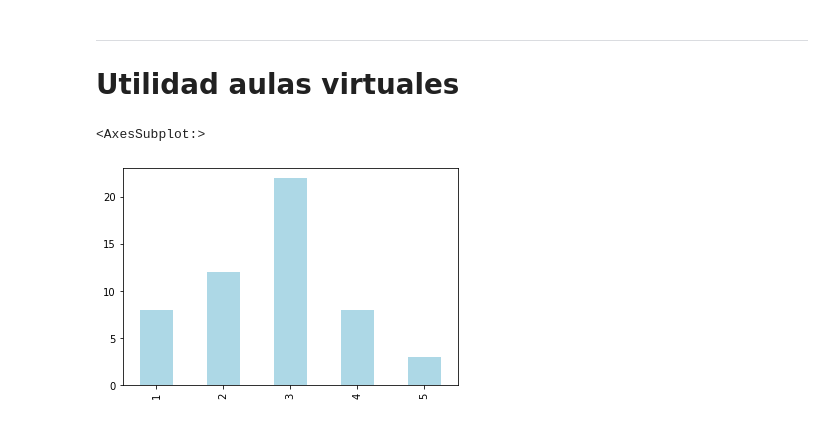
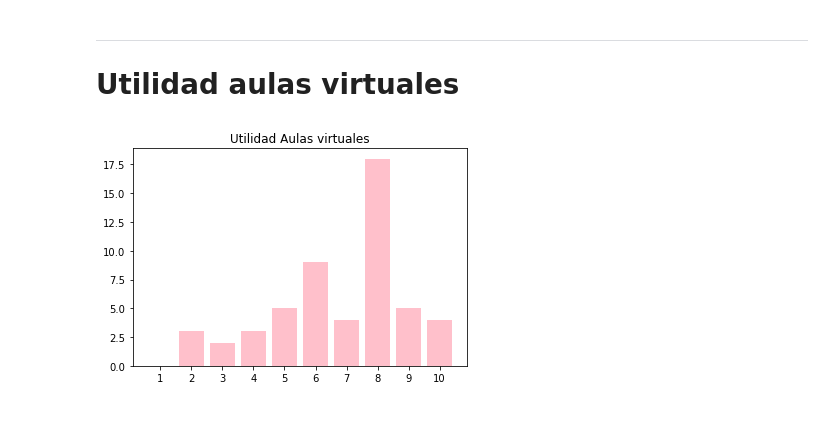
Before and after one commit to sebastianmora04/estadistica_j1, a Jupyter notebook: modelo.ipynb, the cells around one changed output. Saved outputs shown, nothing was run; the diff lists cells and outputs as text; code cells hidden in the pictures.

```diff
--- a/modelo.ipynb
+++ b/modelo.ipynb
@@ -226,9 +226,11 @@ plt.show()
 # %% [markdown]
 -----------
 # Utilidad aulas virtuales
-# %%
-x2 = df['Frecuencia pruebas'].value_counts()
-x2.sort_index().plot(kind = 'bar', color= 'lightblue')
-# %% [output]
-<AxesSubplot:>
-[figure, removed]
+# %%
+eje_x = ['1', '2', '3', '4', '5', '6', '7', '8', '9', '10']
+eje_y = [0,3,2,3,5,9,4,18,5,4]
+plt.bar(eje_x, eje_y, color = 'pink')
+plt.title('Utilidad Aulas virtuales')
+plt.show()
+# %% [output]
+[figure, added]
```
